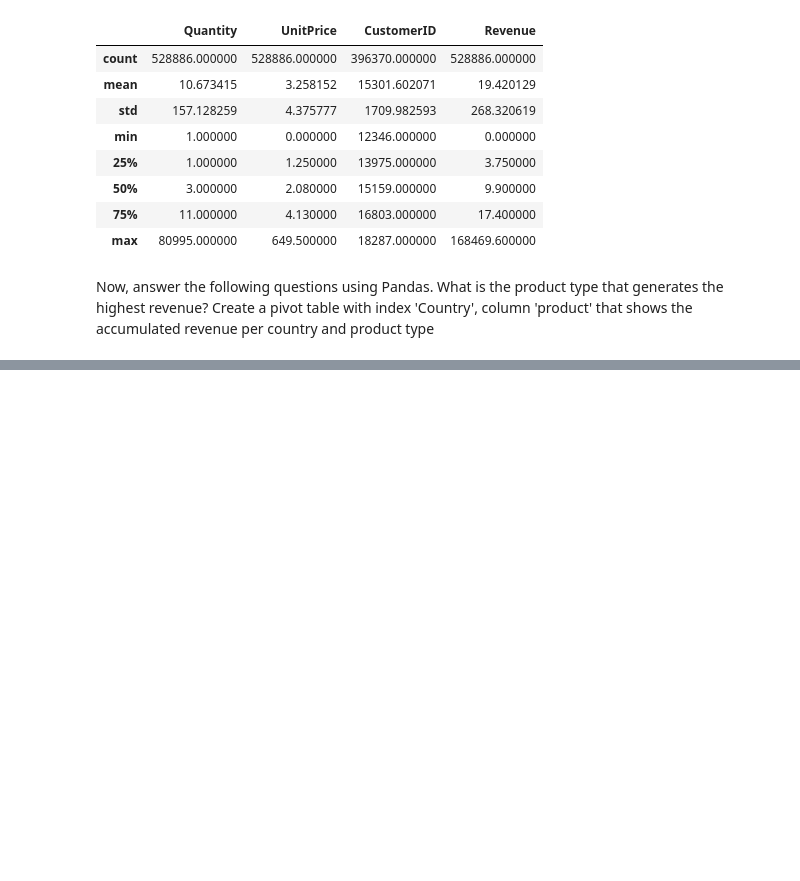
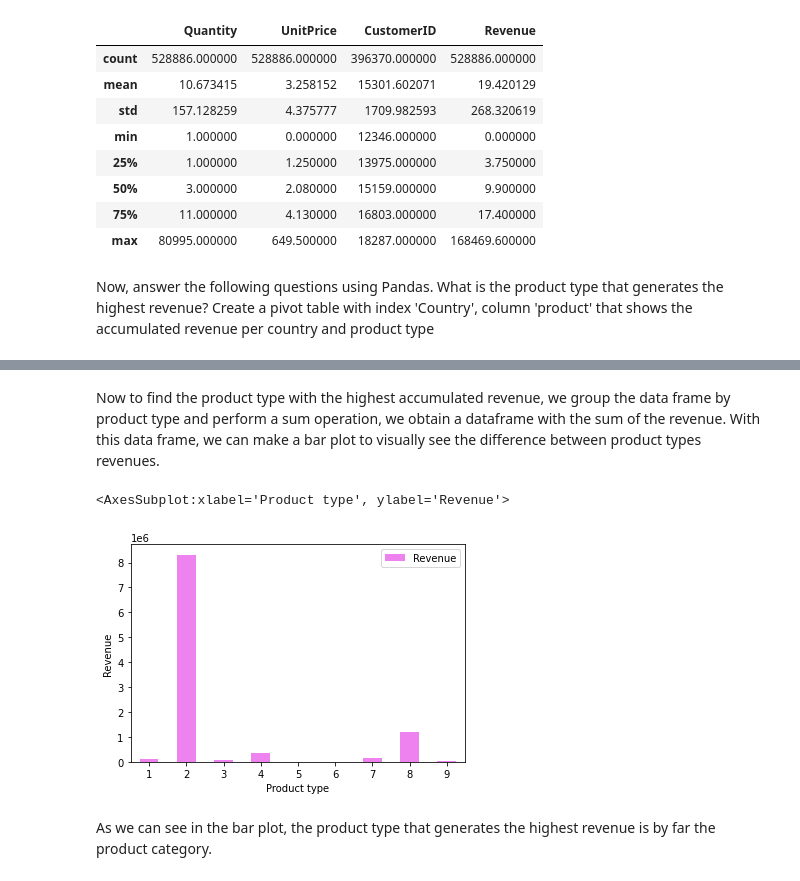
Before and after one commit to fer112233/ORT, a Jupyter notebook: pandas_assignment.ipynb, the cells around one changed output, grey strips where cells are left out. Cells and saved outputs as stored; diff of their text form; code cells hidden in the pictures; blank space fills up the shorter version.

```diff
--- a/pandas_assignment.ipynb
+++ b/pandas_assignment.ipynb
@@ -153,3 +154,14 @@ pd.pivot_table(ecommerce_data,index=["Country"], columns=["product_type"], value
 | United Arab Emirates | NaN | 1527.88 | NaN | 81.30 | NaN | NaN | NaN | 255.60 | NaN |
 | United Kingdom | 112025.35 | 6972819.48 | 55932.72 | 322200.28 | 5652.74 | 6049.26 | 159102.39 | 1083222.32 | 30158.67 |
 | Unspecified | 80.12 | 4088.53 | 3.15 | 168.09 | NaN | NaN | 32.90 | 377.00 | NaN |
+# %% [markdown]
+Now to find the product type with the highest accumulated revenue, we group the data frame by product type and perform a sum operation, we obtain a dataframe with the sum of the revenue.
+With this data frame, we can make a bar plot to visually see the difference between product types revenues.
+# %%
+sum_revenue = ecommerce_data.groupby(by="product_type").sum()
+sum_revenue.plot.bar(y = "Revenue", rot=0, xlabel = "Product type", ylabel = "Revenue", color=["violet"])
+# %% [output]
+<AxesSubplot:xlabel='Product type', ylabel='Revenue'>
+[figure, added]
+# %% [markdown]
+As we can see in the bar plot, the product type that generates the highest revenue is by far the product category.
```
Also changed, not shown: parts of 1 cell of this notebook.
